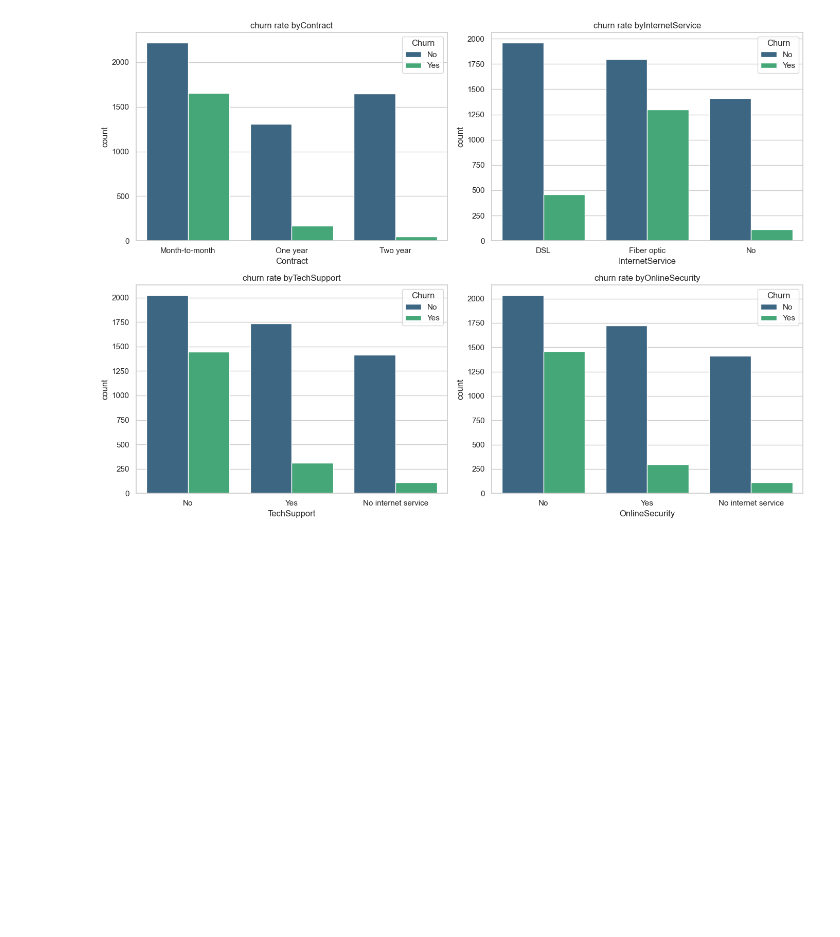
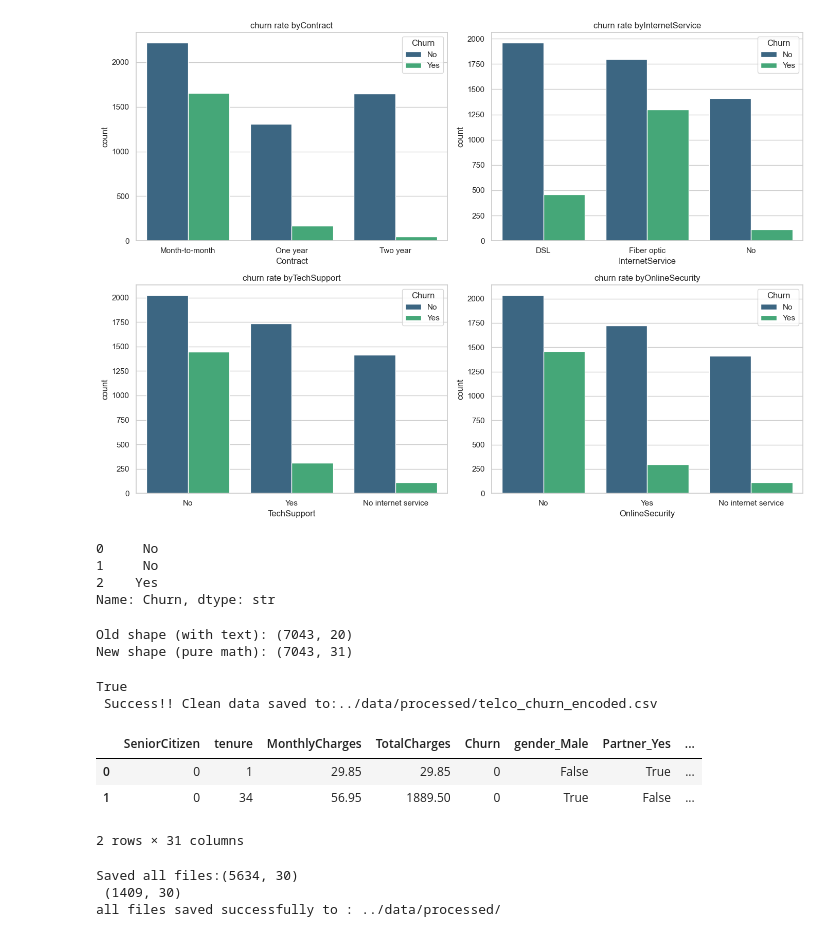
Before and after one commit to jay007i/customer-churn-prediction, a Jupyter notebook: notebooks/01_EDA_and_Cleaning.ipynb, the cells around one changed output. Cells and saved outputs as stored; diff of their text form; code cells hidden in the pictures; blank space fills up the shorter version.

```diff
--- a/notebooks/01_EDA_and_Cleaning.ipynb
+++ b/notebooks/01_EDA_and_Cleaning.ipynb
@@ -113,3 +113,29 @@ plt.tight_layout()
 plt.show()
 # %% [output]
 [figure]
+# %%
+df['Churn'].head(3)
+# %% [output]
+0     No
+1     No
+2    Yes
+Name: Churn, dtype: str
+# %%
+# One-Hot Encoding
+df['Churn'] = df['Churn'].map({'Yes':1,'No':0})
+
+df_math_ready = pd.get_dummies(df,drop_first=True)
+
+print(f'Old shape (with text): {df.shape}')
+print(f'New shape (pure math): {df_math_ready.shape}')
+# %% [output]
+Old shape (with text): (7043, 20)
+New shape (pure math): (7043, 31)
+# %%
+save_path = '../data/processed/telco_churn_encoded.csv'
+df_math_ready.to_csv(save_path,index=False)
+
+print(f'True \n Success!! Clean data saved to:{save_path}')
+# %% [output]
+True
+ Success!! Clean data saved to:../data/processed/telco_churn_encoded.csv
@@ -115,0 +148,8 @@ plt.show()
+# %%
+df2 = pd.read_csv('../data/processed/telco_churn_encoded.csv')
+df2.head(2)
+# %% [output]
+|  | SeniorCitizen | tenure | MonthlyCharges | TotalCharges | Churn | gender_Male | Partner_Yes | ... |
+| 0 | 0 | 1 | 29.85 | 29.85 | 0 | False | True | ... |
+| 1 | 0 | 34 | 56.95 | 1889.50 | 0 | True | False | ... |
+2 rows × 31 columns
@@ -115,0 +170,14 @@ plt.show()
+# %%
+save_dir = '../data/processed/'
+x_train.to_csv(os.path.join(save_dir,'x_train.csv'),index=False)
+x_test.to_csv(os.path.join(save_dir,'x_test.csv'),index=False)
+y_train.to_csv(os.path.join(save_dir,'y_train.csv'),index=False)
+y_test.to_csv(os.path.join(save_dir,'y_test.csv'),index=False)
+
+
+print(f'Saved all files:{x_train.shape} \n {x_test.shape}')
+print(f"all files saved successfully to : {save_dir}")
+# %% [output]
+Saved all files:(5634, 30)
+ (1409, 30)
+all files saved successfully to : ../data/processed/
```
Also changed, not shown: parts of 2 cells of this notebook, 5 other files.
